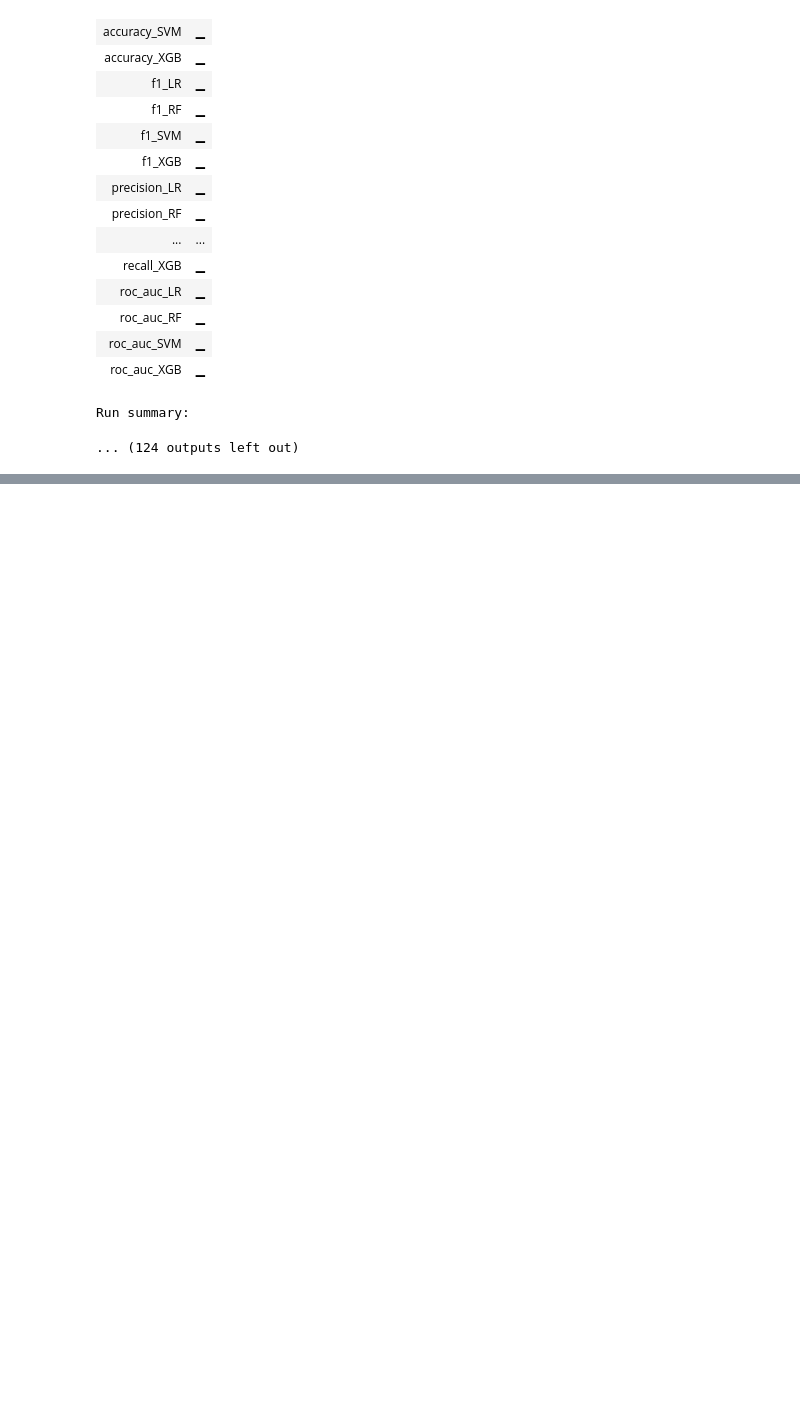
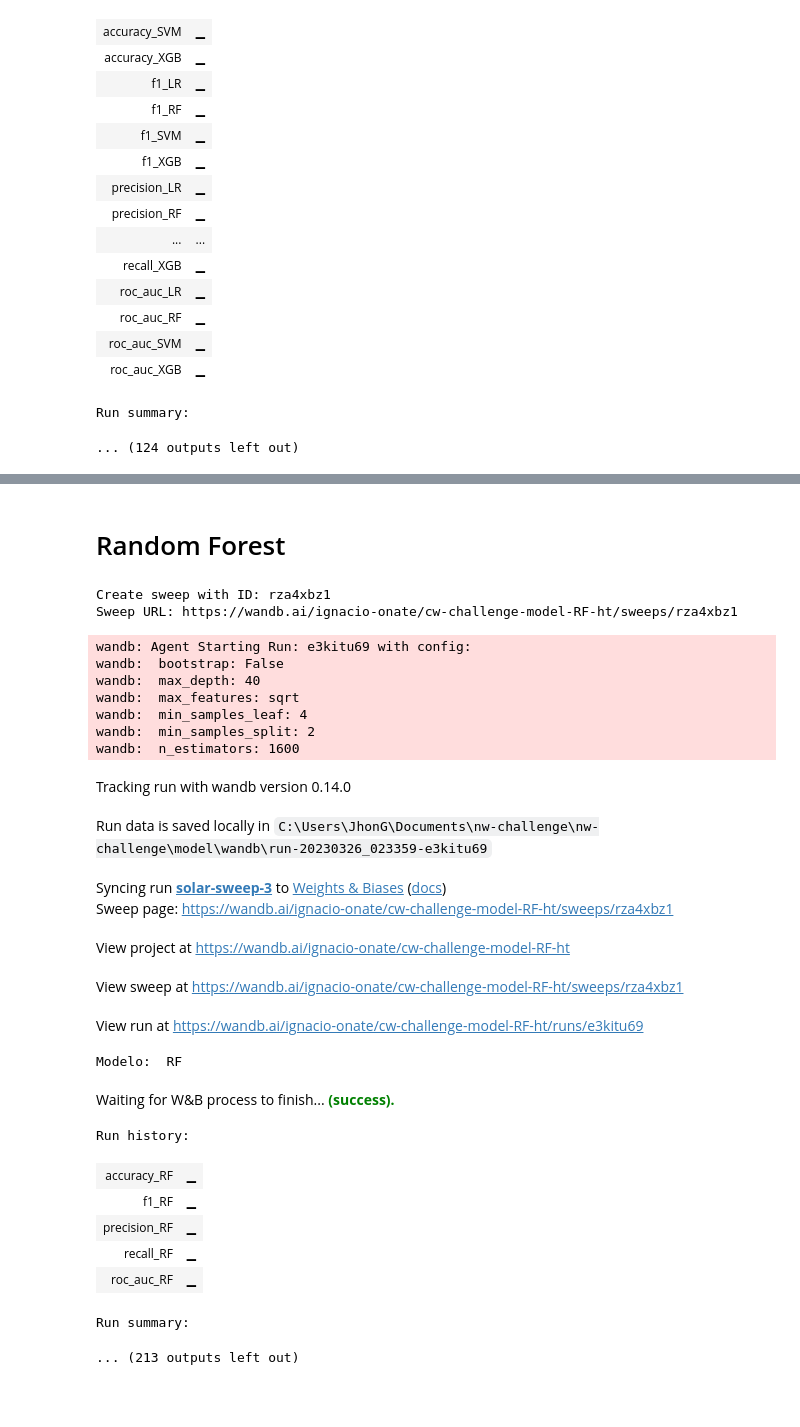
Before and after one commit to JhonGen/nw-challenge, a Jupyter notebook: model/Model-Testing.ipynb, the cells around one changed output, grey strips where cells are left out. Saved outputs shown, nothing was run; the diff lists cells and outputs as text; code cells hidden in the pictures; blank space fills up the shorter version.

Commit message:
añadida pipeline de hiperparametros

```diff
--- a/model/Model-Testing.ipynb
+++ b/model/Model-Testing.ipynb
@@ -222,2 +223,75 @@ Ahora fijamos este ratio para poner a prueba los modelos con sus respectivos hip
+# %% [markdown]
+# Random Forest
 # %%
 #Para esto debemos crear los diccionarios de hiperparametros.
+sweep_configuration3 = {
+    'method': 'bayes', #Usando Bayes como metodo de busqueda de parametros
+    'name': 'sweep',
+    'metric': {'goal': 'maximize', 'name': 'precision'},
+    'parameters':
+    {
+        'bootstrap': {'values':[True, False]},
+        'max_depth': {'values' :[10, 20, 30, 40, 50, 60, 70, 80, 90, 100, None]},
+        'max_features': {'values':['auto', 'sqrt']},
+        'min_samples_leaf': {'values': [1, 2, 4]},
+        'min_samples_split': {'values': [2, 5, 10]},
+        'n_estimators': {'values' : [200, 400, 600, 800, 1000, 1200, 1400, 1600, 1800, 2000]}
+     }
+}
+sweep_id3 = wandb.sweep(sweep=sweep_configuration3, project='cw-challenge-model-RF-ht')
+# %% [output]
+Create sweep with ID: rza4xbz1
+Sweep URL: https://wandb.ai/ignacio-onate/cw-challenge-model-RF-ht/sweeps/rza4xbz1
+# %%
+X = features
+y = label
+
+def train():
+    wandb.init()
+    # define pipeline
+    name = 'RF'
+    model = RandomForestClassifier(bootstrap = wandb.config.bootstrap, max_depth=wandb.config.max_depth, max_features = wandb.config.max_features)
+    over = SMOTE(sampling_strategy=0.3)
+    under = RandomUnderSampler(sampling_strategy=0.7)
+    steps = [('over', over), ('under', under), ('model', model)]
+    pipeline = Pipeline(steps=steps)
+    # evaluate pipeline
+    scores = cross_validate(pipeline, X, y, scoring=['accuracy','f1','precision','recall','roc_auc'], cv=5, n_jobs=-1)
+    #score = mean(scores)
+    wandb.log({
+        'accuracy_'+name: mean(scores['test_accuracy']),
+        'f1_'+name : mean(scores['test_f1']),
+        'precision_'+name : mean(scores['test_precision']),
+        'recall_'+name : mean(scores['test_recall']),
+        'roc_auc_'+name : mean(scores['test_roc_auc'])
+        })
+    print("Modelo: ", name)
+    #print(scores)
+wandb.agent(sweep_id3, function = train, count = 15)
+# %% [output]
+wandb: Agent Starting Run: e3kitu69 with config:
+wandb:  bootstrap: False
+wandb:  max_depth: 40
+wandb:  max_features: sqrt
+wandb:  min_samples_leaf: 4
+wandb:  min_samples_split: 2
+wandb:  n_estimators: 1600
+Tracking run with wandb version 0.14.0
+Run data is saved locally in C:\Users\JhonG\Documents\nw-challenge\nw-challenge\model\wandb\run-20230326_023359-e3kitu69
+Syncing run solar-sweep-3 to Weights & Biases (docs)
+Sweep page: https://wandb.ai/ignacio-onate/cw-challenge-model-RF-ht/sweeps/rza4xbz1
+View project at https://wandb.ai/ignacio-onate/cw-challenge-model-RF-ht
+View sweep at https://wandb.ai/ignacio-onate/cw-challenge-model-RF-ht/sweeps/rza4xbz1
+View run at https://wandb.ai/ignacio-onate/cw-challenge-model-RF-ht/runs/e3kitu69
+Modelo:  RF
+Waiting for W&B process to finish... (success).
+Run history:
+| accuracy_RF | ▁ |
+| f1_RF | ▁ |
+| precision_RF | ▁ |
+| recall_RF | ▁ |
+| roc_auc_RF | ▁ |
+Run summary:
+... (213 outputs left out)
+# %% [markdown]
+#
```
Also changed, not shown: parts of 8 cells of this notebook, 2 other files.
